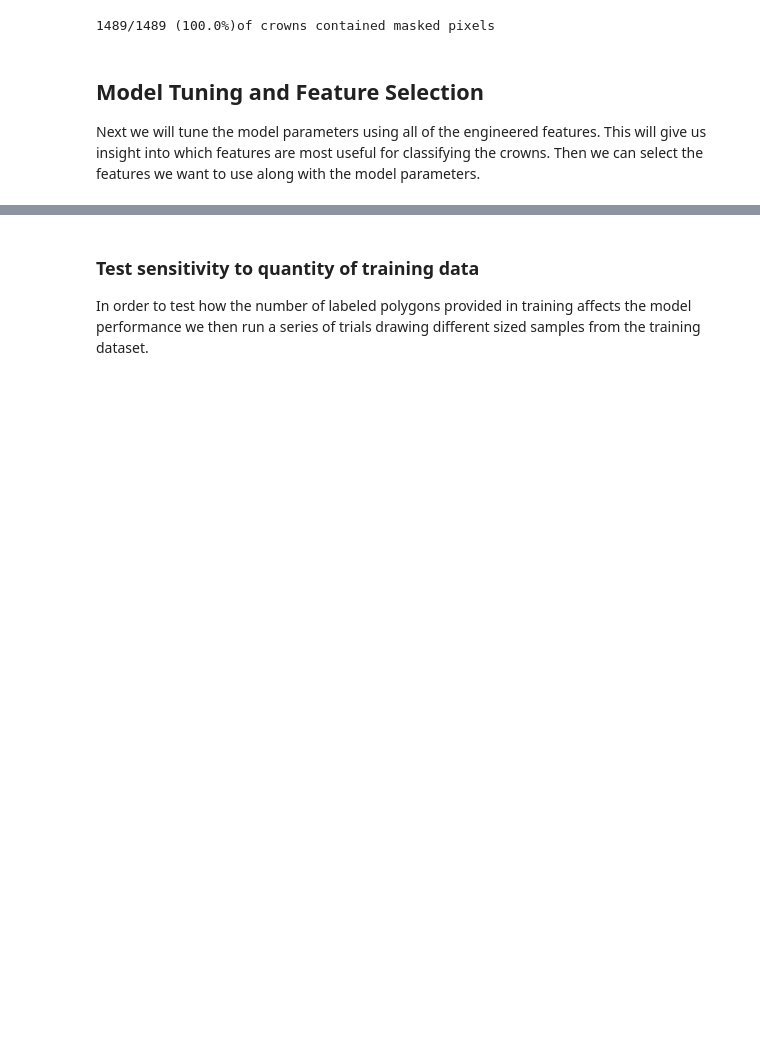
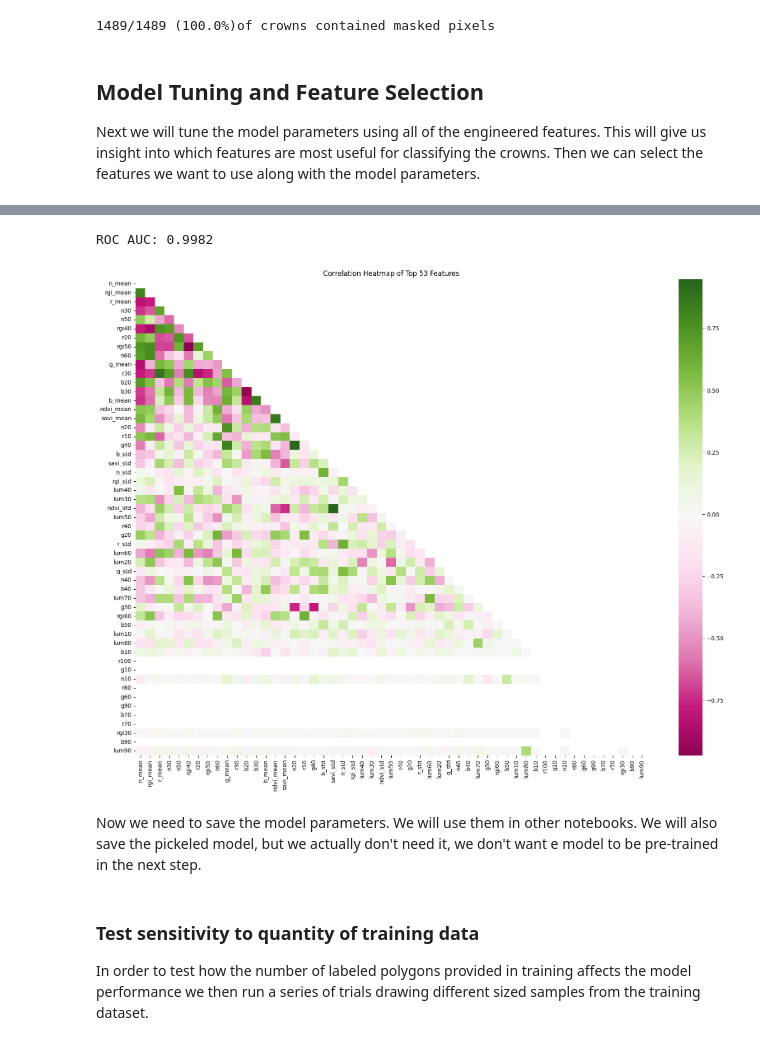
Before and after one commit to kulpojke/tree-mortality, a Jupyter notebook: src/mortality_classification.ipynb, the cells around one changed output, grey strips where cells are left out. Cells and saved outputs as stored; diff of their text form; code cells hidden in the pictures; blank space fills up the shorter version.

```diff
--- a/src/mortality_classification.ipynb
+++ b/src/mortality_classification.ipynb
@@ -514,3 +522,39 @@ alive_prob = pred_prob[:,1]
+# %%
+# number of variables to use
+n_cols = 53
+
+# get model params
+use_cols = cols[indices[:n_cols]]
+X = train[use_cols]
+y = train.y
+
+final_model = RandomForestClassifier(
+    n_estimators=rf_n_estimators,
+    max_features=rf_max_features,
+    max_depth=rf_max_depth,
+    #max_samples=rf_max_samples,
+    oob_score=False,
+    random_state=np.random.seed(1234)
+).fit(X, y)
+
+X_test = test[use_cols]
+y_test = test.y
+
+roc = roc_auc_score(y_test, final_model.predict_proba(X_test)[:,1])
+print(f'ROC AUC: {roc:.4f}')
+
+# plot feature correlation
+corr = data[data.n50 != -99][use_cols].corr()
+plt.subplots(figsize=(20,15))
+mask = np.triu(corr)
+sns.heatmap(data=corr, mask=mask, cmap='PiYG');
+plt.title(f'Correlation Heatmap of Top {n_cols} Features');
+plt.savefig('/home/michael/thesis/images/param_corr.png')
+# %% [output]
+ROC AUC: 0.9982
+[figure, added]
+# %% [markdown]
+Now we need to save the model parameters.  We will use them in other notebooks.  We will also save the pickeled model, but we actually don't need it, we don't want e model to be pre-trained in the next step.
 # %%
 # save the parameters
 params = {
```
Also changed, not shown: parts of 20 cells of this notebook, 1 other file.
